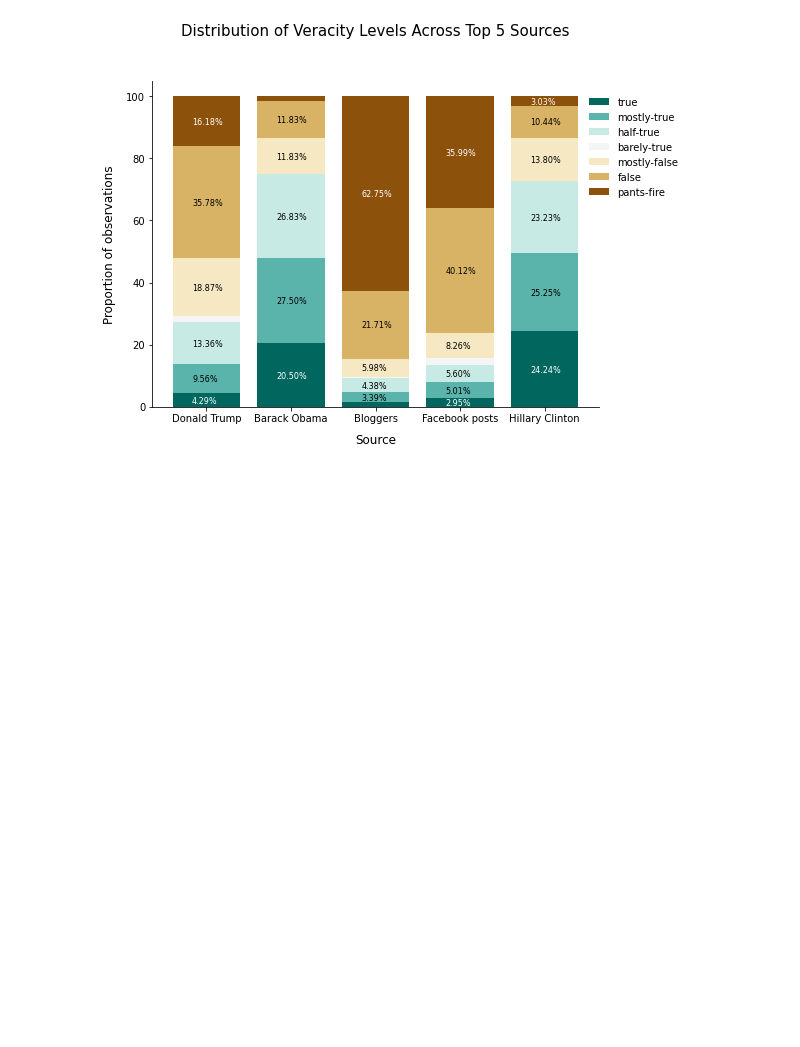
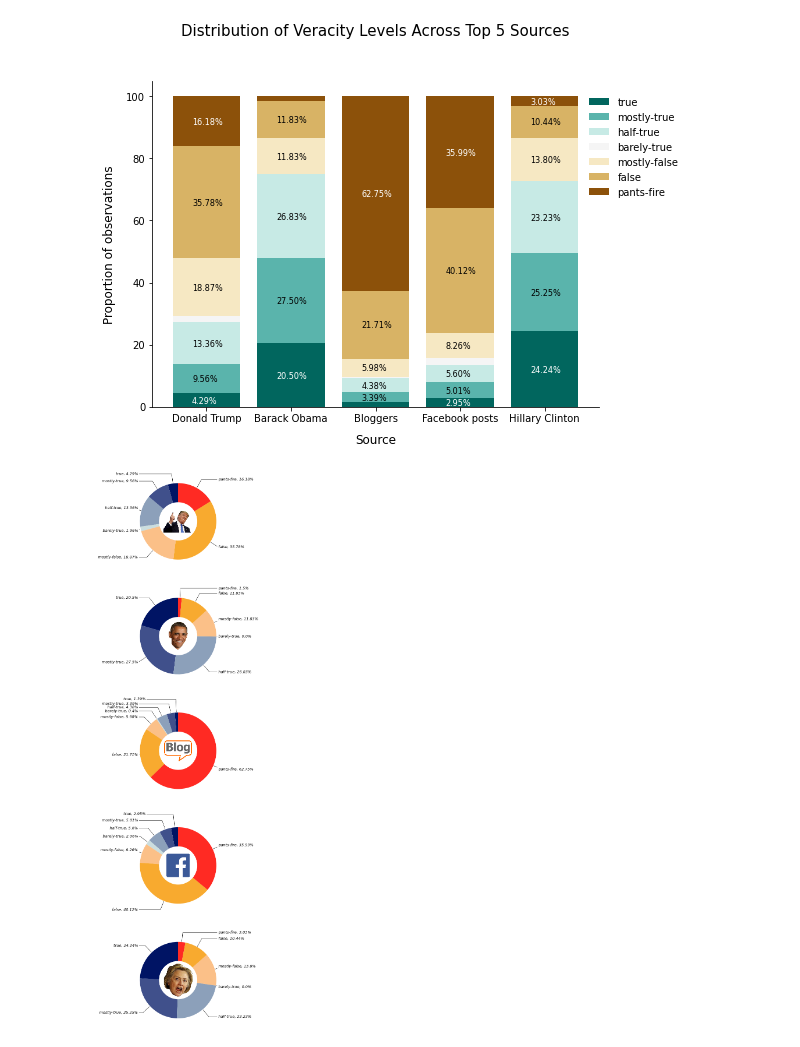
Before and after one commit to MSDS698/2021-product-analytics-group-project-group_6_deepdeception, a Jupyter notebook: viz/DataViz_v1_ad.ipynb, the cells around one changed output. Saved outputs shown, nothing was run; the diff lists cells and outputs as text; code cells hidden in the pictures; blank space fills up the shorter version.

Commit message:
add donut chart to show label distribution across top 5 sources

```diff
--- a/viz/DataViz_v1_ad.ipynb
+++ b/viz/DataViz_v1_ad.ipynb
@@ -317,3 +319,43 @@ ax.legend(loc=(0.97, 0.63), frameon=False).set_visible(True)
 plt.show()
 # %% [output]
 [figure]
+# %%
+image_list = [('trump.png',0.2), ('obama.png', 0.2), ('blog.png', 0.1), ('fb.png', 0.2), ('hillary_clinton.png',0.3)]
+# %%
+fig, axes = plt.subplots(nrows=5,ncols= 1, figsize=(7,35), subplot_kw=dict(aspect="equal"))
+
+for j, ax in enumerate(axes.flatten()):
+    if j == 5:
+        break
+    data = label_distributions[j]
+    colors = ['#ff2a23','#f8aa2f','#fbc088','#cbdedf','#8ca0ba','#40508b','#001464']
+    colors = list(reversed(colors))
+    wedges, texts = ax.pie(data, wedgeprops=dict(width=0.5), startangle=-270,colors=colors)
+    kw = dict(arrowprops=dict(arrowstyle="-"), zorder=0, va="center")
+    recipe = [f"{veracity_levels[i]}, {round(data[i],2)}%" for i in range(7)]
+    for i, p in enumerate(wedges):
+        ang = (p.theta2 - p.theta1)/2. + p.theta1
+        y = np.sin(np.deg2rad(ang))
+        x = np.cos(np.deg2rad(ang))
+        horizontalalignment = {-1: "right", 1: "left"}[int(np.sign(x))]
+        connectionstyle = "angle,angleA=0,angleB={}".format(ang)
+        kw["arrowprops"].update({"connectionstyle": connectionstyle})
+        if j in [2,3] and i == 0:
+            ax.annotate(recipe[i], xy=(x, y), xytext=(0.85*np.sign(x), 1.35*y),
+                            fontstyle='italic',horizontalalignment=horizontalalignment, **kw,fontsize=13)
+        else:
+            ax.annotate(recipe[i], xy=(x, y), xytext=(1.05*np.sign(x), 1.25*y),
+                            fontstyle='italic',horizontalalignment=horizontalalignment, **kw,fontsize=13)
+
+
+    # insert image in the center of each donut
+    img = image_list[j][0]
+    m1,m2 = 0,0
+    zoom = image_list[j][1]
+    ab = AnnotationBbox(OffsetImage(mpimg.imread(img), zoom=zoom), (0,0),frameon=False)
+    ax.add_artist(ab)
+
+plt.savefig("label_dist_top5", facecolor="white",bbox_inches='tight', pad_inches=0.2)
+plt.show()
+# %% [output]
+[figure, added]
```
Also changed, not shown: parts of 4 cells of this notebook.
